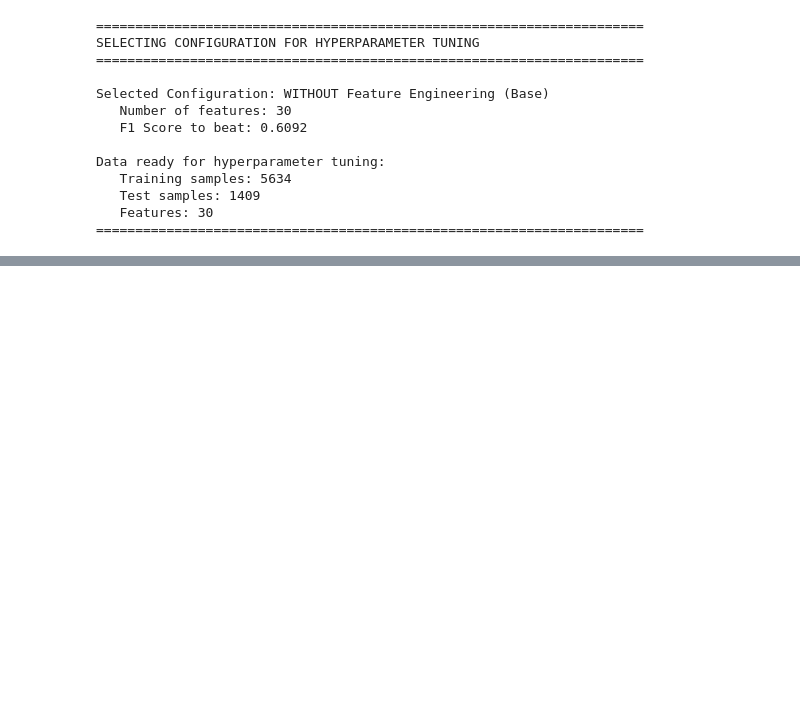
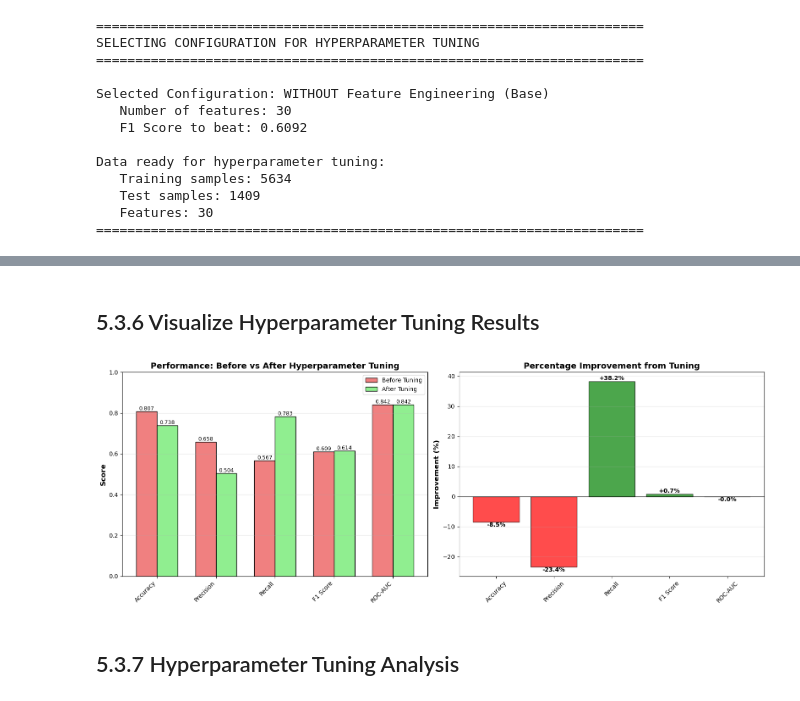
Before and after one commit to MyatPhoneM/mldp-project, a Jupyter notebook: MLDP Program Codes Submission Template.ipynb, the cells around one changed output, grey strips where cells are left out. Drawn from its saved outputs; the diff is of its cells as text; code cells hidden in the pictures; blank space fills up the shorter version.

Commit message:
Implemented hyperparameter tuning and made comparison as well as tested on new unseen data

```diff
--- a/MLDP Program Codes Submission Template.ipynb
+++ b/MLDP Program Codes Submission Template.ipynb
@@ -2182,0 +2383,59 @@ Data ready for hyperparameter tuning:
+# %% [markdown]
+## 5.3.6 Visualize Hyperparameter Tuning Results
+# %%
+# Visualize before vs after tuning
+
+fig, axes = plt.subplots(1, 2, figsize=(16, 6))
+
+# Bar chart comparison
+metrics_list = ['Accuracy', 'Precision', 'Recall', 'F1 Score', 'ROC-AUC']
+before_values = [before_tuning_metrics[m] for m in metrics_list]
+after_values = [metrics_tuned[m] for m in metrics_list]
+
+x = np.arange(len(metrics_list))
+width = 0.35
+
+bars1 = axes[0].bar(x - width/2, before_values, width, label='Before Tuning',
+                    color='lightcoral', edgecolor='black')
+bars2 = axes[0].bar(x + width/2, after_values, width, label='After Tuning',
+                    color='lightgreen', edgecolor='black')
+
+axes[0].set_ylabel('Score', fontsize=12, weight='bold')
+axes[0].set_title('Performance: Before vs After Hyperparameter Tuning', fontsize=14, weight='bold')
+axes[0].set_xticks(x)
+axes[0].set_xticklabels(metrics_list, rotation=45, ha='right')
+axes[0].legend()
+axes[0].set_ylim([0, 1])
+axes[0].grid(axis='y', alpha=0.3)
+
+# Add value labels
+for bars in [bars1, bars2]:
+    for bar in bars:
+        height = bar.get_height()
+        axes[0].text(bar.get_x() + bar.get_width()/2., height,
+                    f'{height:.3f}', ha='center', va='bottom', fontsize=9)
+
+# Improvement percentages
+improvements = [(after_values[i] - before_values[i])/before_values[i]*100
+                for i in range(len(metrics_list))]
+
+colors = ['green' if x > 0 else 'red' if x < 0 else 'gray' for x in improvements]
+bars = axes[1].bar(metrics_list, improvements, color=colors, edgecolor='black', alpha=0.7)
+axes[1].set_ylabel('Improvement (%)', fontsize=12, weight='bold')
+axes[1].set_title('Percentage Improvement from Tuning', fontsize=14, weight='bold')
+axes[1].axhline(y=0, color='black', linestyle='-', linewidth=0.8)
+axes[1].grid(axis='y', alpha=0.3)
+axes[1].tick_params(axis='x', rotation=45)
+
+for bar, val in zip(bars, improvements):
+    height = bar.get_height()
+    axes[1].text(bar.get_x() + bar.get_width()/2., height,
+                f'{val:+.1f}%', ha='center', va='bottom' if val > 0 else 'top',
+                fontsize=10, weight='bold')
+
+plt.tight_layout()
+plt.show()
+# %% [output]
+[figure, added]
+# %% [markdown]
+## 5.3.7 Hyperparameter Tuning Analysis
```
Also changed, not shown: parts of 33 cells of this notebook.
